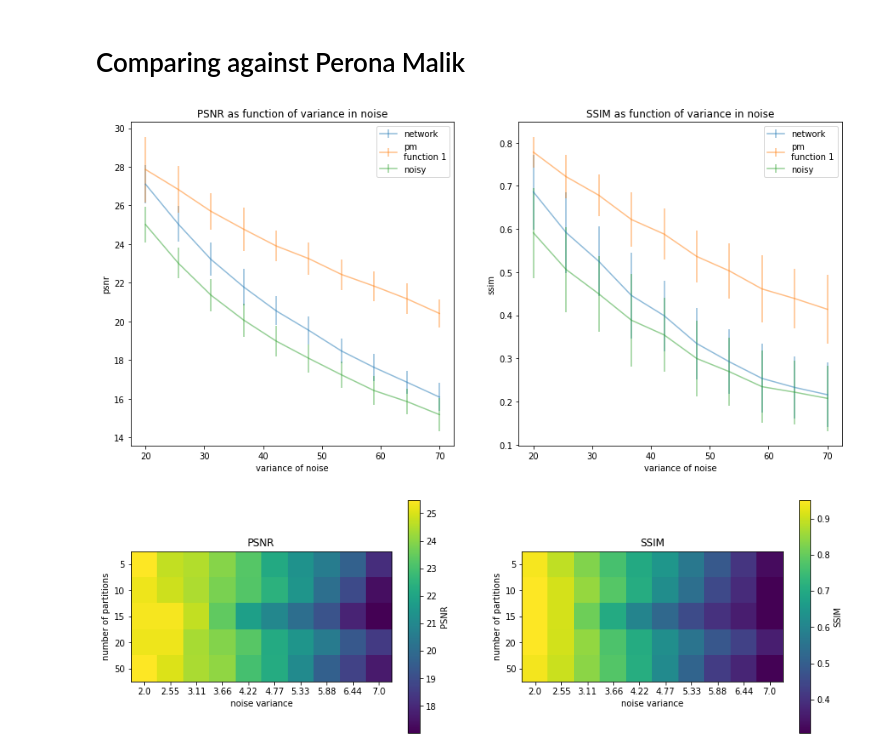
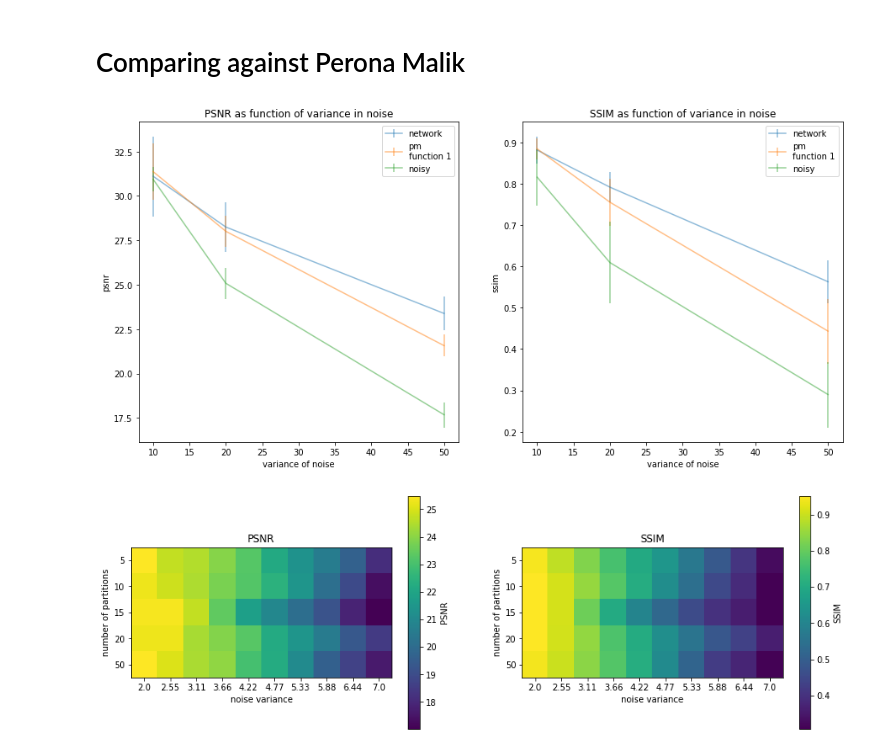
Before and after one commit to erjel/ortega_master_thesis, a Jupyter notebook: 23_jan/splines/gaussian_continuous.ipynb, the cells around one changed output. Saved outputs shown, nothing was run; the diff lists cells and outputs as text; code cells hidden in the pictures.

Commit message:
piecewise perona malik training and initial states implemented

```diff
--- a/23_jan/splines/gaussian_continuous.ipynb
+++ b/23_jan/splines/gaussian_continuous.ipynb
@@ -142,6 +125,0 @@ out = model(xs)
-# %%
-_ = np.random.choice(len(xs['input']))
-plt.imshow(out[_],cmap='gray')
-plt.show()
-print(tf.image.psnr(out[_],ys[_],1),xs['input_emb'][_])
-print(tf.image.psnr(anisodiff(xs['input'][_],niter=3,lambd=50),ys[_],1))
@@ -266,10 +280,10 @@ plt.show()
 # %%
 order = 1
 num_classes = 50
-model = get_model("splines",it_lim=1,image_size=image_size,num_classes = num_classes,order=order)
-model.load_weights(f"./checkpoints/splines_{typ}_{num_classes}")
+model = get_model("splines_cont",it_lim=3,image_size=image_size,num_classes = num_classes,order=order)
+model.load_weights(f"./checkpoints/splinescont_{typ}_{num_classes}")
 
-w = np.linspace(20,70,10)
+w = [10,20,50]
 psnr_nn_1,psnr_nn_s_1 = [],[]
 ssim_nn_1,ssim_nn_s_1 = [],[]
 
@@ -281,21 +295,18 @@ ssim_or_1,ssim_or_s_1 = [],[]
 
 
 for i,m in enumerate(w):
-    gen_batch_train,gen_batch_val = get_generators('gaussian',0,w[i],CROP1=CROP,BATCH_SIZE=100)
+    gen_batch_train,gen_batch_val = get_generators('gaussian',0,w[i],CROP1=CROP,BATCH_SIZE=200)
     ims = next(gen_batch_val.as_numpy_iterator())
 
     res = model(ims[0])
-    #res = res/np.expand_dims(np.expand_dims(np.amax(res,axis=(1,2)),axis=-2),axis=-2)
     psnr = tf.image.psnr(res,ims[1],1).numpy()
     ssim = tf.image.ssim(res,ims[1],1).numpy()
-    #psnr = [tf.image.psnr(res[j],ims[1][j],1).numpy() for j in range(len(res))]
-    #ssim = [tf.image.ssim(res[j],ims[1][j],1).numpy() for j in range(len(res))]
     psnr_nn_1.append(np.mean(psnr))
     psnr_nn_s_1.append(np.std(psnr))
     ssim_nn_1.append(np.mean(ssim))
     ssim_nn_s_1.append(np.std(ssim))
 
-    pm = np.array([anisodiff(im,niter = 5) for im in ims[0]['input']])
+    pm = np.array([anisodiff(im,niter = 3,lambd=50) for im in ims[0]['input']])
     pm = np.asarray(pm,dtype='float32')
     psnr = [tf.image.psnr(pm[j],ims[1][j],1).numpy() for j in range(len(res))]
     ssim = [tf.image.ssim(pm[j],ims[1][j],1).numpy() for j in range(len(res))]
@@ -311,34 +322,34 @@ for i,m in enumerate(w):
     ssim_or_1.append(np.mean(ssim))
     ssim_or_s_1.append(np.std(ssim))
 
 
 
 plt.figure(figsize=(15,7))
 plt.subplot(121)
 plt.errorbar(w,psnr_nn_1,psnr_nn_s_1,label='network',alpha=0.5)
 plt.errorbar(w,psnr_pm_1,psnr_pm_s_1,label='pm\nfunction 1',alpha=0.5)
 plt.errorbar(w,psnr_or_1,psnr_or_s_1,label='noisy',alpha=0.5)
 
 #plt.errorbar(w,psnr_nn_2,psnr_nn_s_2,label='network\nfunction 2',alpha=0.5)
 #plt.errorbar(w,psnr_pm_2,psnr_pm_s_2,label='pm\nfunction 2',alpha=0.5)
 plt.xlabel('variance of noise')
 plt.ylabel('psnr')
 plt.title('PSNR as function of variance in noise')
 plt.legend()
 
 plt.subplot(122)
 plt.errorbar(w,ssim_nn_1,ssim_nn_s_1,label='network',alpha=0.5)
 plt.errorbar(w,ssim_pm_1,ssim_pm_s_1,label='pm\nfunction 1',alpha=0.5)
 plt.errorbar(w,ssim_or_1,ssim_or_s_1,label='noisy',alpha=0.5)
 
 
 plt.xlabel('variance of noise')
 plt.ylabel('ssim')
 plt.title('SSIM as function of variance in noise')
 plt.legend()
 plt.show()
 # %% [output]
-[figure, old version]
+[figure, new version]
 # %%
 order = 1
 w = np.linspace(2,7,10)
```
Also changed, not shown: parts of 7 cells of this notebook, 20 other files.
